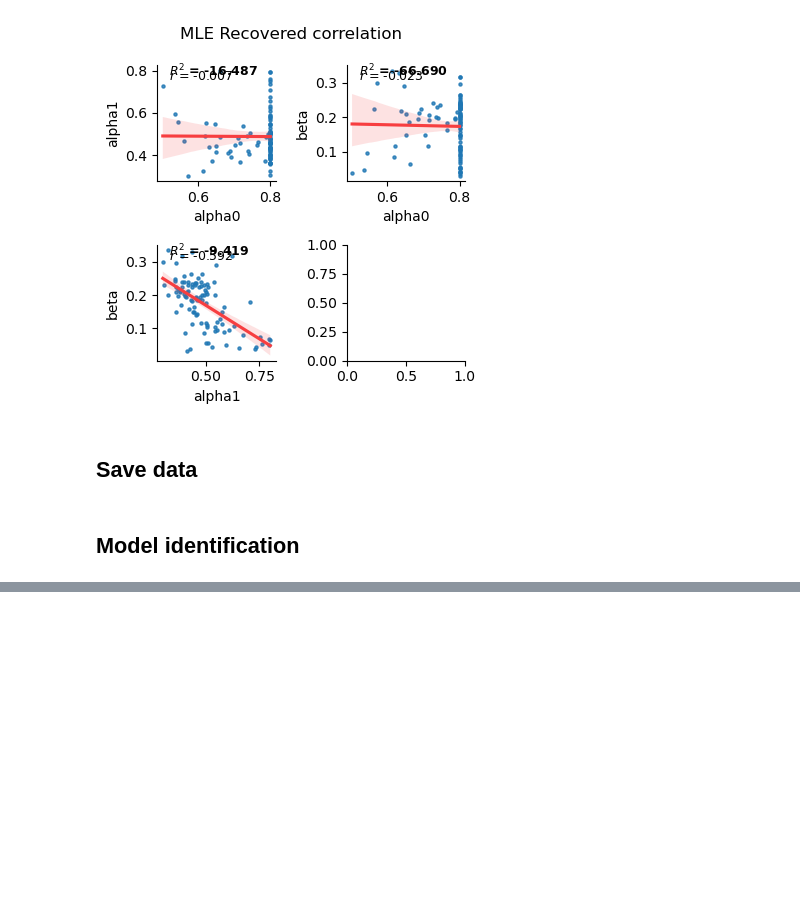
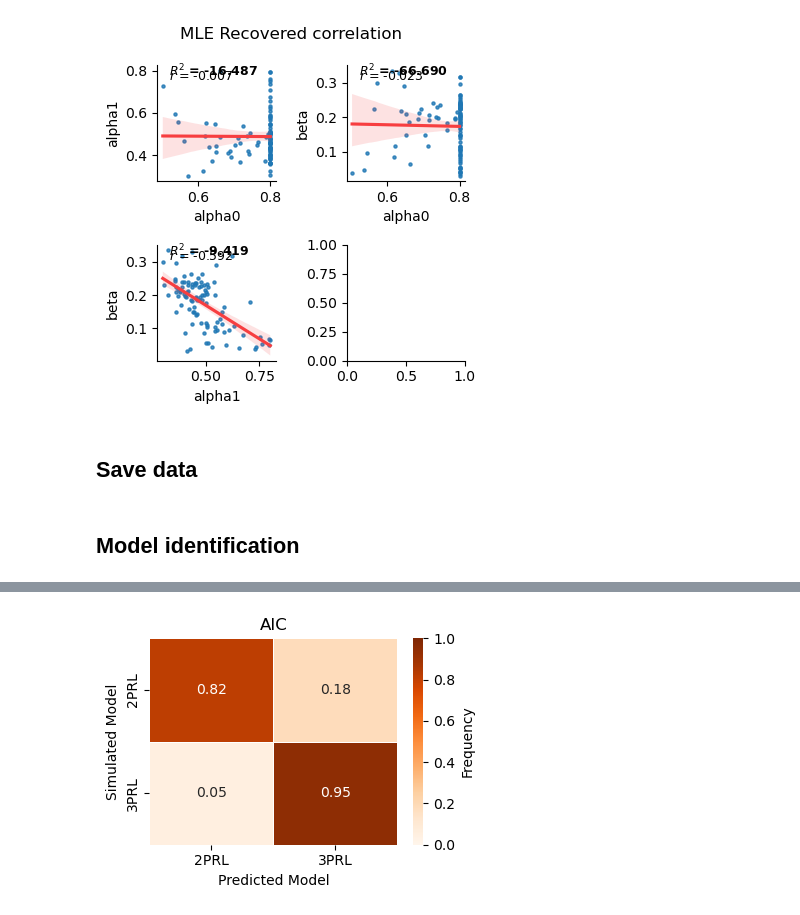
Before and after one commit to ti55987/DL4CM, a Jupyter notebook: mle.ipynb, the cells around one changed output, grey strips where cells are left out. Saved outputs shown, nothing was run; the diff lists cells and outputs as text; code cells hidden in the pictures; blank space fills up the shorter version.

```diff
--- a/mle.ipynb
+++ b/mle.ipynb
@@ -385,0 +399,23 @@ plt.tight_layout()
+# %%
+n_col = 1
+n_row = 1
+fig, axes = plt.subplots(n_row, n_col, figsize=(4 * n_col, n_row * 3), sharey=False)
+ax = plot_confusion_matrix(
+    model_frequency[model_frequency["type"] == "aic"], matrix_name, axes
+)
+ax.set_ylabel('Simulated Model')
+ax.set_xlabel('Predicted Model')
+ax.set_title('AIC')
+# Update the heatmap colormap
+# Set colorbar limits to [0, 1]
+if ax.collections:
+    im = ax.collections[0]
+    im.set_clim(0, 1)  # Set vmin=0, vmax=1 for colorbar and image
+    im.set_cmap('Oranges')
+
+ax.set_xticklabels(ax.get_xticklabels(), rotation=0)
+ax.set_yticklabels(ax.get_yticklabels(), rotation=90)
+fig.tight_layout()
+fig.savefig('results/blocked_2prl_3prl_aic.png', dpi=600)
+# %% [output]
+[figure, added]
```
Also changed, not shown: parts of 5 cells of this notebook, 1 other file.
